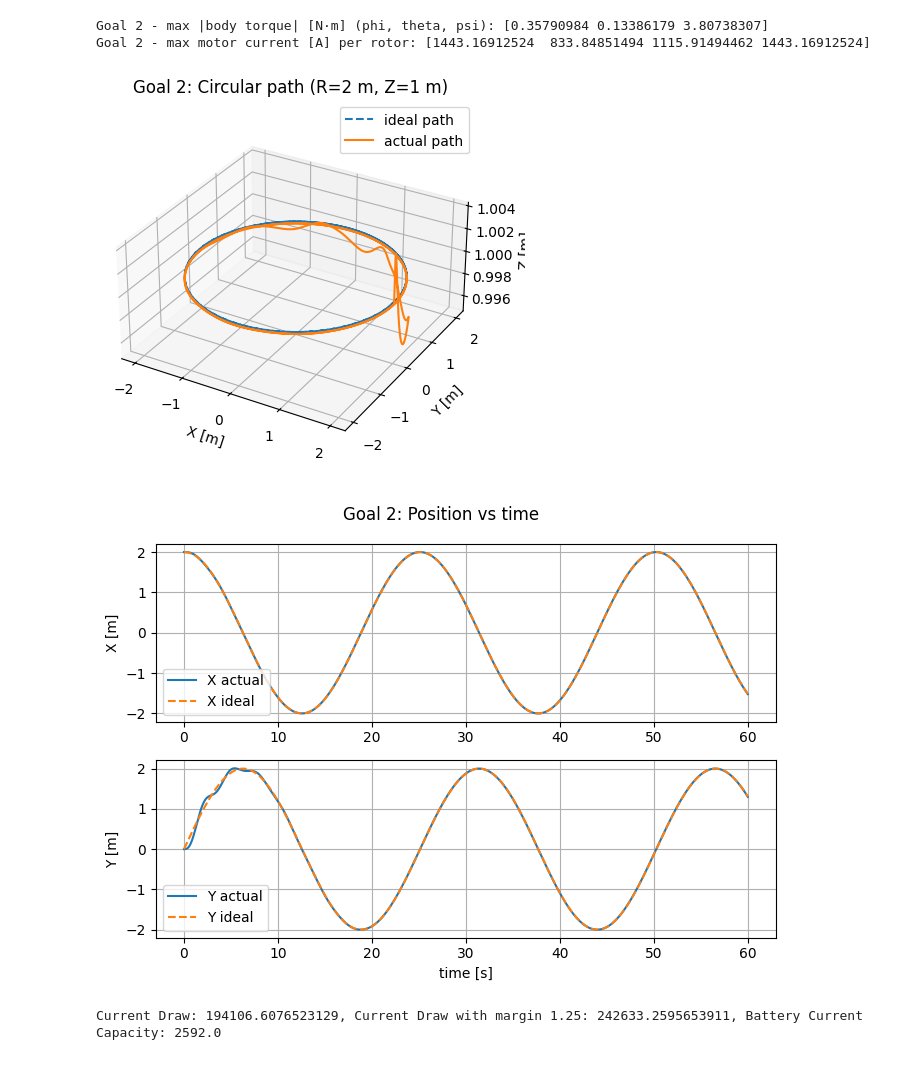
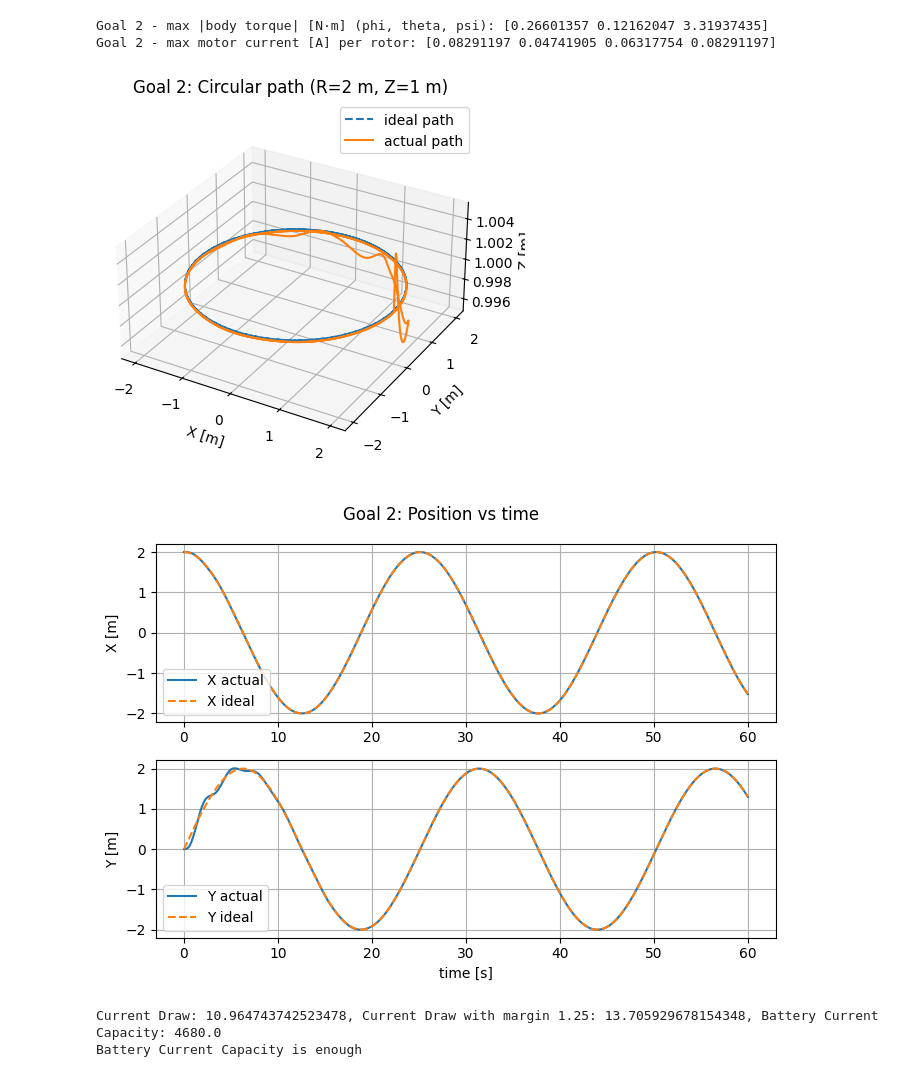
Before and after one commit to ticotrez/AE352_Team14_FinalProject, a Jupyter notebook: plots.ipynb, the cells around one changed output. Drawn from its saved outputs; the diff is of its cells as text; code cells hidden in the pictures.

```diff
--- a/plots.ipynb
+++ b/plots.ipynb
@@ -43,7 +43,7 @@ def euler_rates(phi, theta, psi, p, q, r):
     return np.array([phi_dot, theta_dot, psi_dot])
 # %%
 #global Parameters
-cc = 720 * 3600*(10**-3) #current capacity mAh * s(sec)
+cc = 1300 * 3600*(10**-3) #current capacity mAh * s(sec)
 SF = 1.25 #Power supply standard safety factor NFPA 731
 # %%
 
@@ -51,27 +51,34 @@ class QuadParams:
     def __init__(self):
         # physical parameters
         # Frame Parameters
-        F_mass = 280.5*(10**-3) #kg
-        A_length = 209.304*(10**-3) #m
+        F_mass = 124*(10**-3) #kg
+        A_length = 110*(2**(1/2))*(10**-3) #m
 
         #Motor Parameters
-        M_mass = 34*(10**-3) #kg
+        M_mass = 31*(10**-3) #kg
         k_f = 7.6e-7
         k_m = ...
-        kv = 2450*2*np.pi/60
+        kv = 1800*2*np.pi/60
         kt = 1/kv
 
         #Rotor Parameters
-        rot_mass = 4.2*(10**-3) #kg
+        rot_mass = 4.15*(10**-3) #kg
+        rot_d = 5.1 * 25.4e-3 #m
+        rot_t = 7e-3 #m
+        rot_ratio = rot_d/rot_t
 
         #Battery Parameters
-        B_mass  = 72*(10**-3) #kg
-        curr_cap = 720 * 3600 #mAh * s(sec)
+        B_mass  = 225*(10**-3) #kg
+        curr_cap = 1300 * 3600 #mAh * s(sec)
 
         self.m  = F_mass + M_mass + rot_mass + B_mass       # kg
         self.g  = 9.81     # m/s^2
         self.l  = A_length    # arm length [m]
         self.cc = curr_cap
+        self.rotr = rot_d/2
+        self.rota = rot_d*rot_d/rot_ratio
+        self.rotcd = 0.1
+        self.rho = 1.225
         # thrust / drag coefficients: T = k_f w^2, Q = k_m w^2
         self.k_f = k_f
         self.k_m = 2.5e-6
@@ -321,8 +328,9 @@ def simulate_circle():
         tau_log.append([tau_phi, tau_theta, tau_psi])
 
         # per-motor reaction torque + current
-        Q = params.k_m * w2                # [Q1..Q4]
-        I = Q / params.k_t                 # [I1..I4]
+        ktau = (params.rota*params.rotcd*params.rho*(params.rotr**4)/5)/2
+        Q = ktau*w2 #params.k_m * w2
+        I = Q / params.k_t
         curr_log.append(I)
 
         # integrate dynamics
@@ -364,38 +372,39 @@ def simulate_circle():
     plt.subplot(2,1,1)
     plt.plot(t_log, pos_log[:,0], label='X actual')
     plt.plot(t_log, ref_log[:,0], '--', label='X ideal')
     plt.ylabel("X [m]")
     plt.legend()
     plt.grid(True)
 
     plt.subplot(2,1,2)
     plt.plot(t_log, pos_log[:,1], label='Y actual')
     plt.plot(t_log, ref_log[:,1], '--', label='Y ideal')
     plt.xlabel("time [s]")
     plt.ylabel("Y [m]")
     plt.legend()
     plt.grid(True)
 
     plt.suptitle("Goal 2: Position vs time")
     plt.tight_layout()
     plt.show()
 
     curr_lis = curr_log.tolist()
     totcurr_lis = [sum(i) for i in curr_lis]
     tlis = t_log
     cdraw = trapezoid(totcurr_lis, tlis)
     cdraw_sf = cdraw*SF
     print(f"Current Draw: {cdraw}, Current Draw with margin 1.25: {cdraw_sf}, Battery Current Capacity: {cc}")
     if cdraw_sf < cc:
         print("Battery Current Capacity is enough")
 
 simulate_circle()
 # %% [output]
-Goal 2 - max |body torque| [N·m] (phi, theta, psi): [0.35790984 0.13386179 3.80738307]
-Goal 2 - max motor current [A] per rotor: [1443.16912524  833.84851494 1115.91494462 1443.16912524]
+Goal 2 - max |body torque| [N·m] (phi, theta, psi): [0.26601357 0.12162047 3.31937435]
+Goal 2 - max motor current [A] per rotor: [0.08291197 0.04741905 0.06317754 0.08291197]
-[figure, old version]
+[figure, new version]
 [figure]
-Current Draw: 194106.6076523129, Current Draw with margin 1.25: 242633.2595653911, Battery Current Capacity: 2592.0
+Current Draw: 10.964743742523478, Current Draw with margin 1.25: 13.705929678154348, Battery Current Capacity: 4680.0
+Battery Current Capacity is enough
 # %%
 def simulate_mission():
 
```
Also changed, not shown: parts of 2 cells of this notebook.
